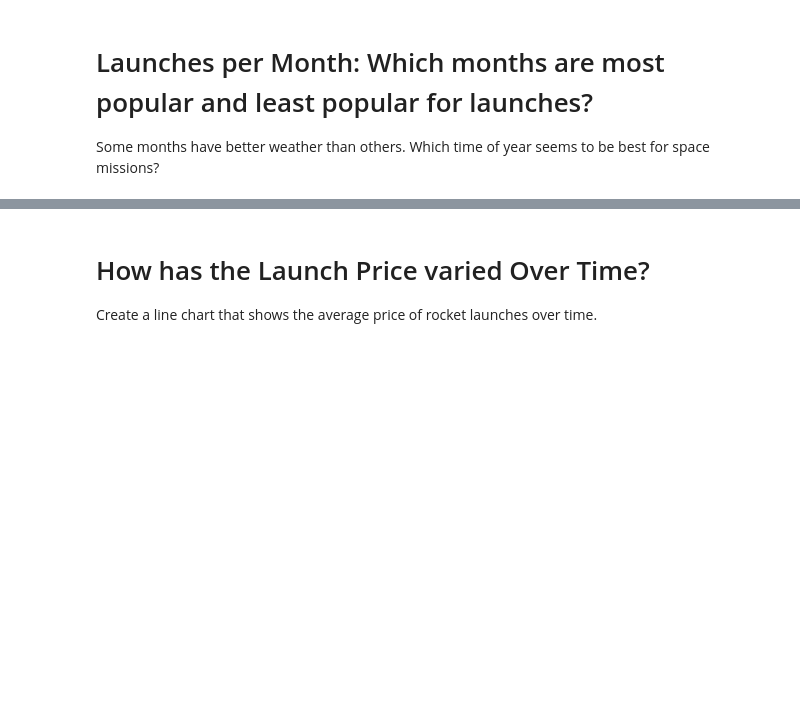
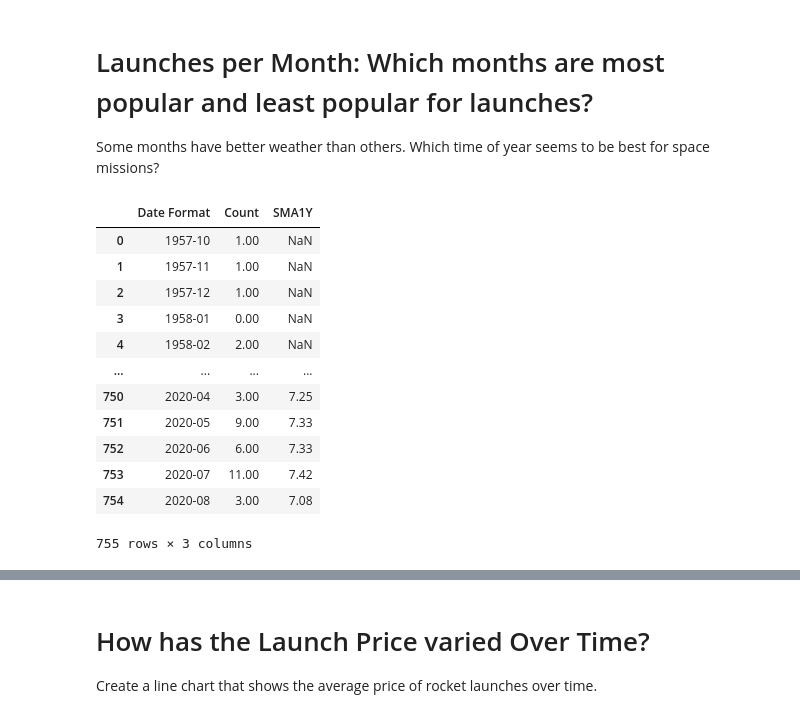
Before and after one commit to Tanguy9862/Python-Project, a Jupyter notebook: 01. Data Science/00. Space Race/Space_Missions_Analysis_(start).ipynb, the cells around one changed output, grey strips where cells are left out. Cells and saved outputs as stored; diff of their text form; code cells hidden in the pictures; blank space fills up the shorter version.

```diff
--- a/01. Data Science/00. Space Race/Space_Missions_Analysis_(start).ipynb
+++ b/01. Data Science/00. Space Race/Space_Missions_Analysis_(start).ipynb
@@ -450,0 +609,5 @@ Which month has seen the highest number of launches in all time? Superimpose a r
+# %%
+# All launches dates:
+df_launch_per_date = df_data.groupby("Date Format").count()
+df_launch_per_date = df_launch_per_date.drop(df_launch_per_date[df_launch_per_date.columns.difference(["Organisation"])], axis=1).rename(columns={"Organisation": "Count"})
+df_launch_per_date
@@ -450,0 +629,8 @@ Which month has seen the highest number of launches in all time? Superimpose a r
+# %%
+# Launches per months:
+df_month_on_month = df_launch_per_date
+df_month_on_month.index = df_month_on_month.index.to_period("M")
+df_month_on_month = df_month_on_month.groupby(df_month_on_month.index).count()
+df_month_on_month = df_month_on_month.resample("M").sum()
+df_month_on_month = df_month_on_month.fillna(0)
+df_month_on_month
@@ -450,0 +652,3 @@ Which month has seen the highest number of launches in all time? Superimpose a r
+# %%
+df_month_on_month['SMA1Y'] = df_month_on_month.rolling(12).mean()
+df_month_on_month
@@ -452,3 +703,20 @@ Which month has seen the highest number of launches in all time? Superimpose a r
 # Launches per Month: Which months are most popular and least popular for launches?
 
 Some months have better weather than others. Which time of year seems to be best for space missions?
+# %%
+df_month_on_month = df_month_on_month.reset_index()
+df_month_on_month
+# %% [output]
+|  | Date Format | Count | SMA1Y |
+| 0 | 1957-10 | 1.00 | NaN |
+| 1 | 1957-11 | 1.00 | NaN |
+| 2 | 1957-12 | 1.00 | NaN |
+| 3 | 1958-01 | 0.00 | NaN |
+| 4 | 1958-02 | 2.00 | NaN |
+| ... | ... | ... | ... |
+| 750 | 2020-04 | 3.00 | 7.25 |
+| 751 | 2020-05 | 9.00 | 7.33 |
+| 752 | 2020-06 | 6.00 | 7.33 |
+| 753 | 2020-07 | 11.00 | 7.42 |
+| 754 | 2020-08 | 3.00 | 7.08 |
+755 rows × 3 columns
```
Also changed, not shown: parts of 24 cells of this notebook.
